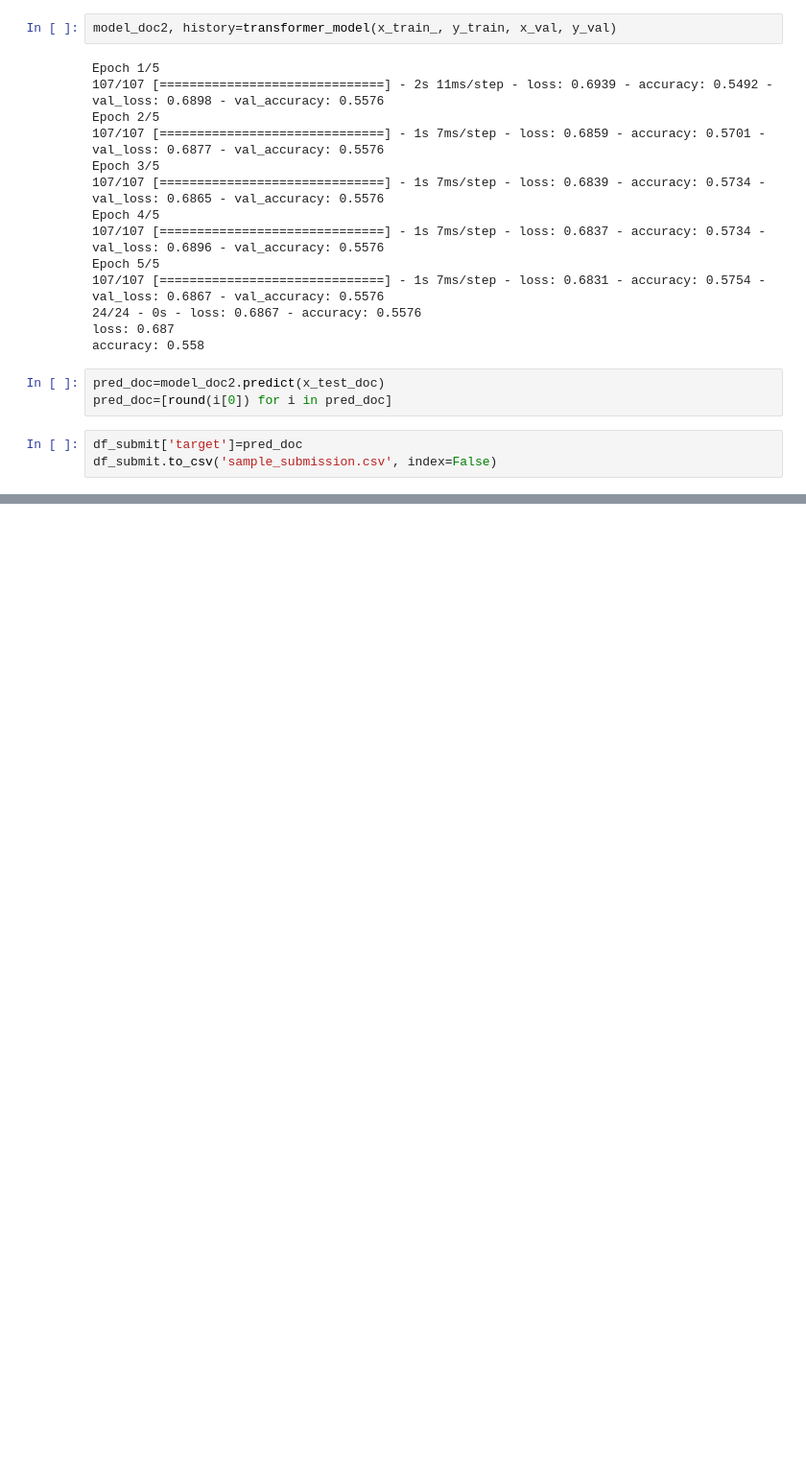
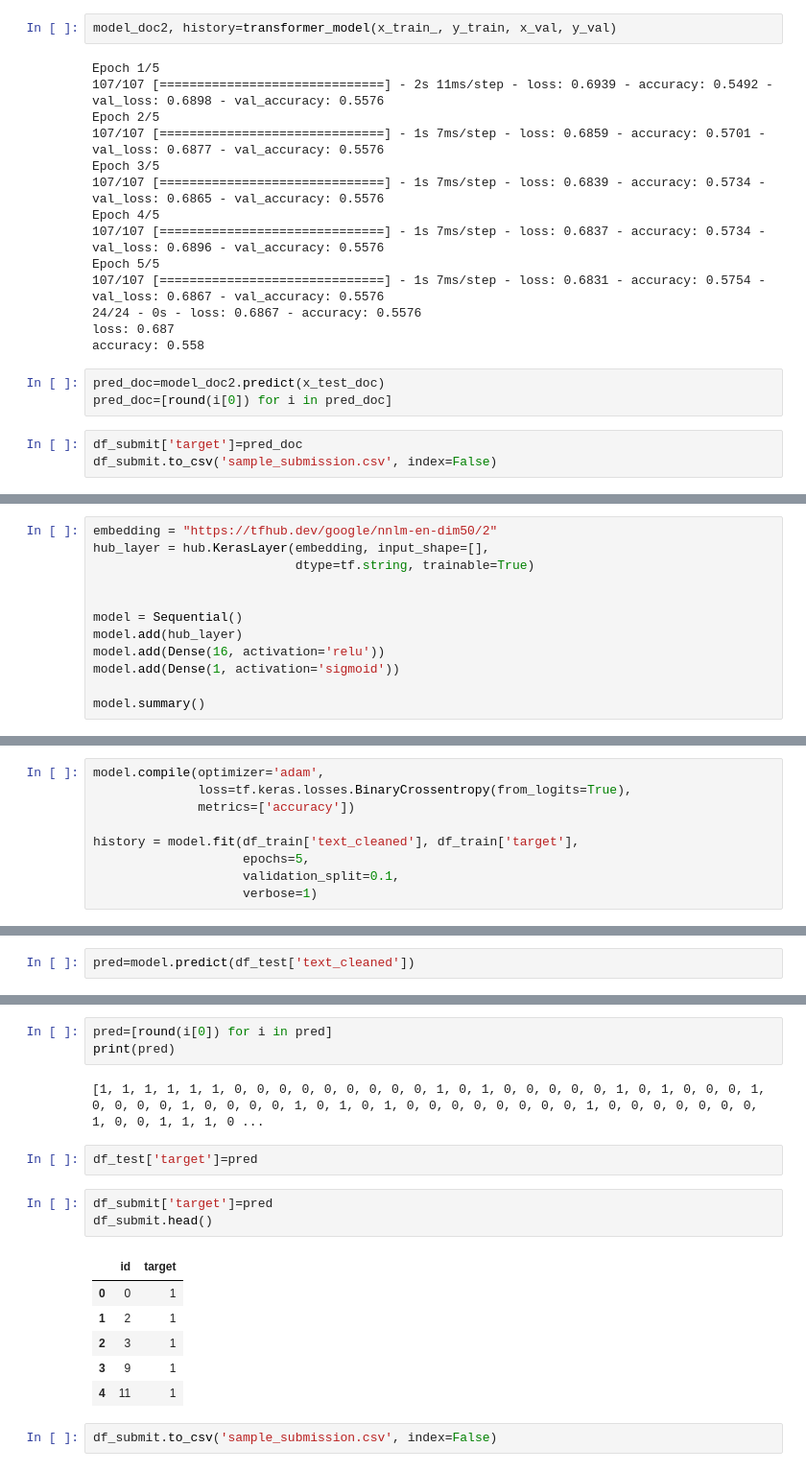
Before and after one commit to kokou-sekpona/p_8_openclassrooms, a Jupyter notebook: P8_.ipynb, the cells around one changed output, grey strips where cells are left out. Shown at 96% size. Saved outputs shown, nothing was run; the diff lists cells and outputs as text; blank space fills up the shorter version.

```diff
--- a/P8_.ipynb
+++ b/P8_.ipynb
@@ -1051,0 +1214,12 @@ df_submit.to_csv('sample_submission.csv', index=False)
+# %%
+embedding = "https://tfhub.dev/google/nnlm-en-dim50/2"
+hub_layer = hub.KerasLayer(embedding, input_shape=[],
+                           dtype=tf.string, trainable=True)
+
+
+model = Sequential()
+model.add(hub_layer)
+model.add(Dense(16, activation='relu'))
+model.add(Dense(1, activation='sigmoid'))
+
+model.summary()
@@ -1051,0 +1242,9 @@ df_submit.to_csv('sample_submission.csv', index=False)
+# %%
+model.compile(optimizer='adam',
+              loss=tf.keras.losses.BinaryCrossentropy(from_logits=True),
+              metrics=['accuracy'])
+
+history = model.fit(df_train['text_cleaned'], df_train['target'],
+                    epochs=5,
+                    validation_split=0.1,
+                    verbose=1)
@@ -1051,0 +1262,2 @@ df_submit.to_csv('sample_submission.csv', index=False)
+# %%
+pred=model.predict(df_test['text_cleaned'])
@@ -1051,0 +1266,19 @@ df_submit.to_csv('sample_submission.csv', index=False)
+# %%
+pred=[round(i[0]) for i in pred]
+print(pred)
+# %% [output]
+[1, 1, 1, 1, 1, 1, 0, 0, 0, 0, 0, 0, 0, 0, 0, 1, 0, 1, 0, 0, 0, 0, 0, 1, 0, 1, 0, 0, 0, 1, 0, 0, 0, 0, 1, 0, 0, 0, 0, 1, 0, 1, 0, 1, 0, 0, 0, 0, 0, 0, 0, 0, 1, 0, 0, 0, 0, 0, 0, 0, 1, 0, 0, 1, 1, 1, 0 ...
+# %%
+df_test['target']=pred
+# %%
+df_submit['target']=pred
+df_submit.head()
+# %% [output]
+|  | id | target |
+| 0 | 0 | 1 |
+| 1 | 2 | 1 |
+| 2 | 3 | 1 |
+| 3 | 9 | 1 |
+| 4 | 11 | 1 |
+# %%
+df_submit.to_csv('sample_submission.csv', index=False)
```
Also changed, not shown: parts of 28 cells of this notebook, 2 other files.
